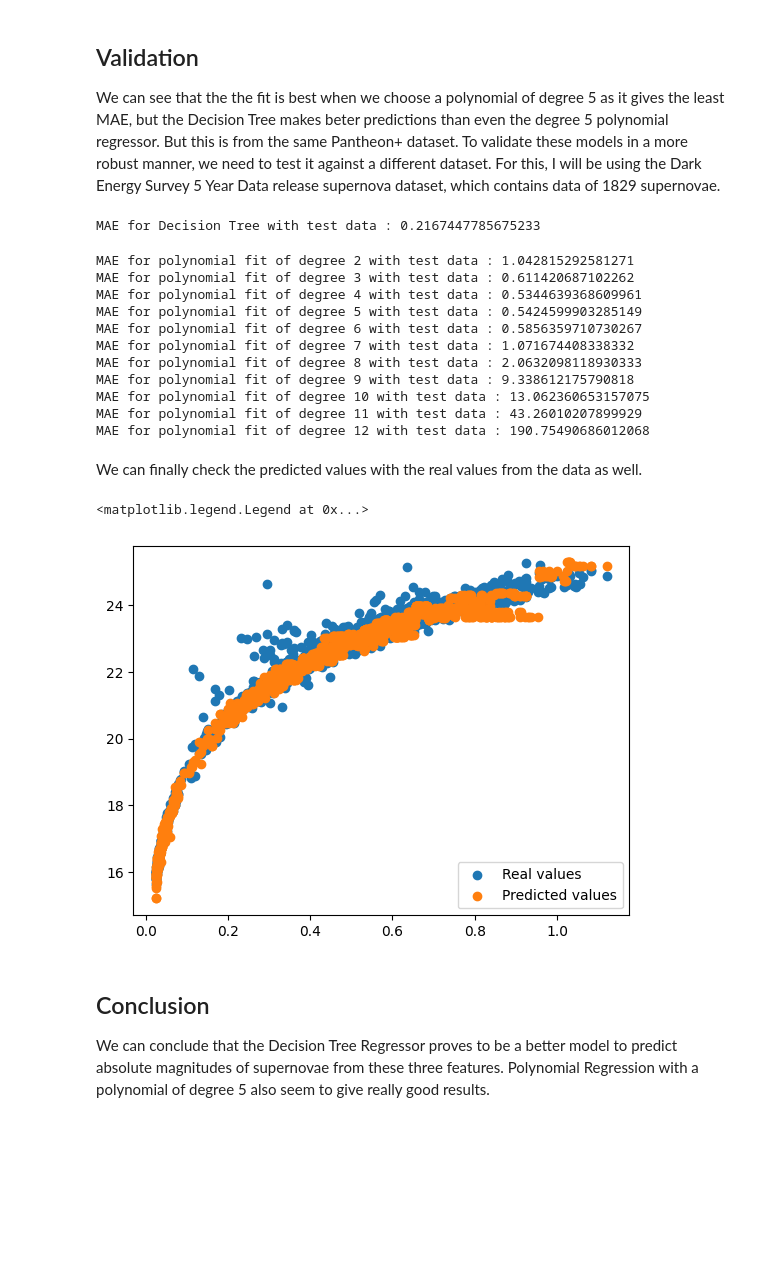
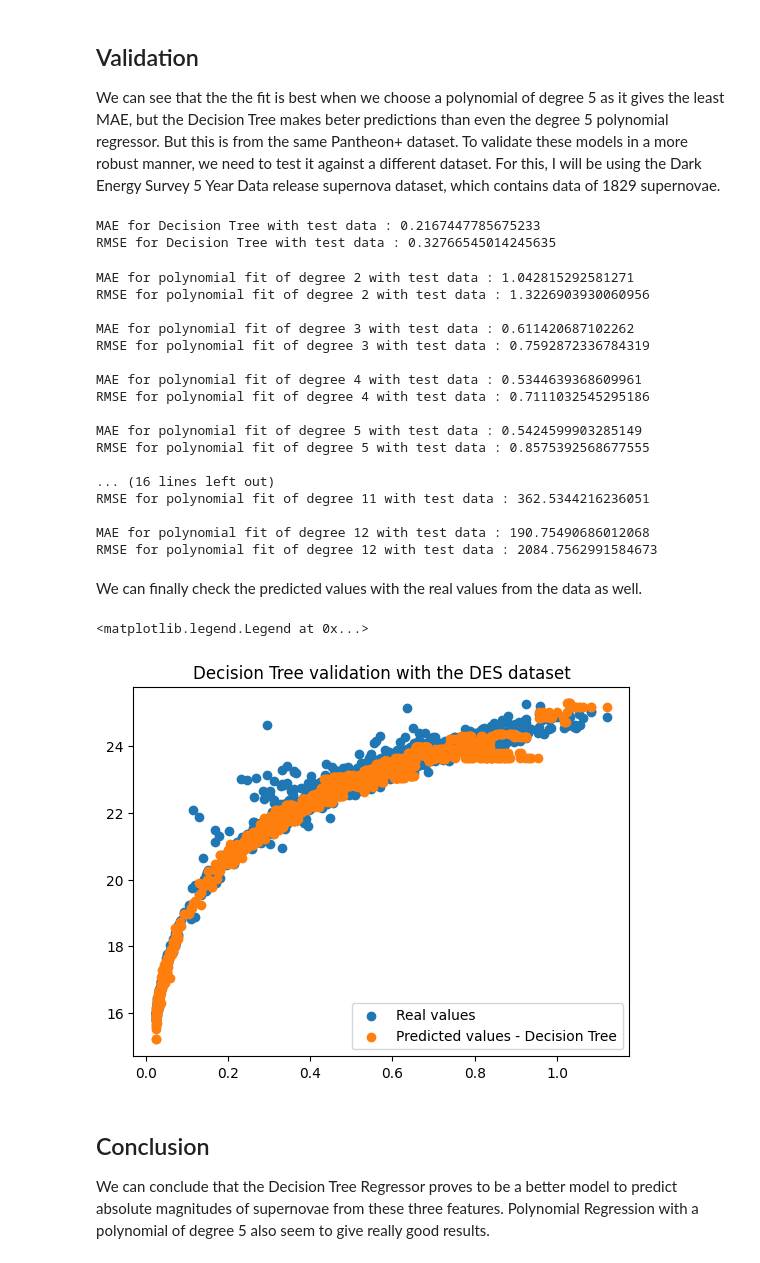
Before and after one commit to sreerag03a/pantheonplus-regression, a Jupyter notebook: notebooks/1_model_baseline.ipynb, the cells around one changed output. Saved outputs shown, nothing was run; the diff lists cells and outputs as text; code cells hidden in the pictures; blank space fills up the shorter version.

```diff
--- a/notebooks/1_model_baseline.ipynb
+++ b/notebooks/1_model_baseline.ipynb
@@ -7,18 +7,19 @@ import pandas as pd
 import matplotlib.pyplot as plt
 import numpy as np
 from sklearn.model_selection import train_test_split
-from sklearn.metrics import mean_absolute_error
+from sklearn.metrics import mean_absolute_error as mae
+from sklearn.metrics import root_mean_squared_error as rmse
 from sklearn.tree import DecisionTreeRegressor
 from sklearn.linear_model import LinearRegression
 from sklearn.preprocessing import PolynomialFeatures
 import os
 import sys
 sys.path.append('../src')
-from preprocessing import preprocessor_simple, preprocess_des_data
+from preprocessing import preprocess_pantheonp, preprocess_des_data
 
 pantheonpluspath = '../data/Pantheon+SH0ES.dat'
 
-X1,y1 = preprocessor_simple(pantheonpluspath)
+X1,y1 = preprocess_pantheonp(pantheonpluspath)
 X_train, X_valid, y_train, y_valid = train_test_split(X1,y1,test_size = 0.3,random_state = 0)
 # %% [markdown]
 ## Polynomial Regression
@@ -118,36 +132,47 @@ decTree2 = DecisionTreeRegressor(random_state = 0)
 decTree2.fit(X1,y1)
 
 y_pred_decTree2 = decTree2.predict(X_test)
-maetest_decTree2 = mean_absolute_error(y_test,y_pred_decTree2)
+maetest_decTree2 = mae(y_test,y_pred_decTree2)
+rmsetest_decTree2 = rmse(y_test,y_pred_decTree2)
 
 print(f'MAE for Decision Tree with test data : {maetest_decTree2}')
+print(f'RMSE for Decision Tree with test data : {rmsetest_decTree2}')
 # %% [output]
 MAE for Decision Tree with test data : 0.2167447785675233
+RMSE for Decision Tree with test data : 0.32766545014245635
 # %%
 
 for i in degreevals:
     print(f'MAE for polynomial fit of degree {i} with test data : {maeforpoly(X1,y1,X_test,y_test,i)}')
+    print(f'RMSE for polynomial fit of degree {i} with test data : {rmseforpoly(X1,y1,X_test,y_test,i)}\n')
 # %% [output]
 MAE for polynomial fit of degree 2 with test data : 1.042815292581271
+RMSE for polynomial fit of degree 2 with test data : 1.3226903930060956
+
 MAE for polynomial fit of degree 3 with test data : 0.611420687102262
+RMSE for polynomial fit of degree 3 with test data : 0.7592872336784319
+
 MAE for polynomial fit of degree 4 with test data : 0.5344639368609961
+RMSE for polynomial fit of degree 4 with test data : 0.7111032545295186
+
 MAE for polynomial fit of degree 5 with test data : 0.5424599903285149
-MAE for polynomial fit of degree 6 with test data : 0.5856359710730267
-MAE for polynomial fit of degree 7 with test data : 1.071674408338332
-MAE for polynomial fit of degree 8 with test data : 2.0632098118930333
-MAE for polynomial fit of degree 9 with test data : 9.338612175790818
-MAE for polynomial fit of degree 10 with test data : 13.062360653157075
-MAE for polynomial fit of degree 11 with test data : 43.26010207899929
+RMSE for polynomial fit of degree 5 with test data : 0.8575392568677555
+
+... (16 lines left out)
+RMSE for polynomial fit of degree 11 with test data : 362.5344216236051
+
 MAE for polynomial fit of degree 12 with test data : 190.75490686012068
+RMSE for polynomial fit of degree 12 with test data : 2084.7562991584673
 # %% [markdown]
 We can finally check the predicted values with the real values from the data as well.
 # %%
 plt.scatter(X_test['zHD'],y_test, label = 'Real values')
-plt.scatter(X_test['zHD'],y_pred_decTree2, label = 'Predicted values')
+plt.scatter(X_test['zHD'],y_pred_decTree2, label = 'Predicted values - Decision Tree')
+plt.title('Decision Tree validation with the DES dataset')
 plt.legend()
 # %% [output]
 <matplotlib.legend.Legend at 0x...>
-[figure, old version]
+[figure, new version]
 # %% [markdown]
 ## Conclusion
 
```
Also changed, not shown: parts of 5 cells of this notebook, 6 other files.
